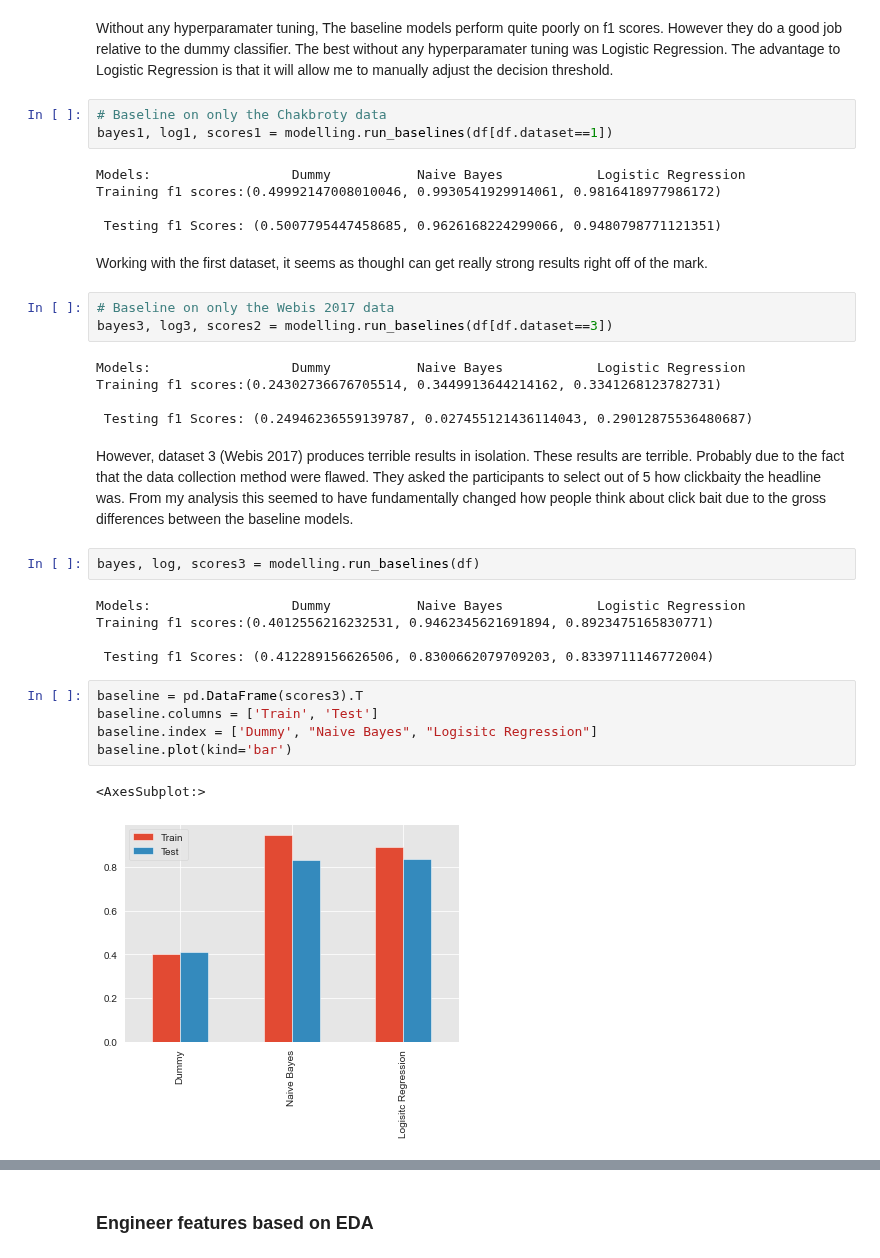
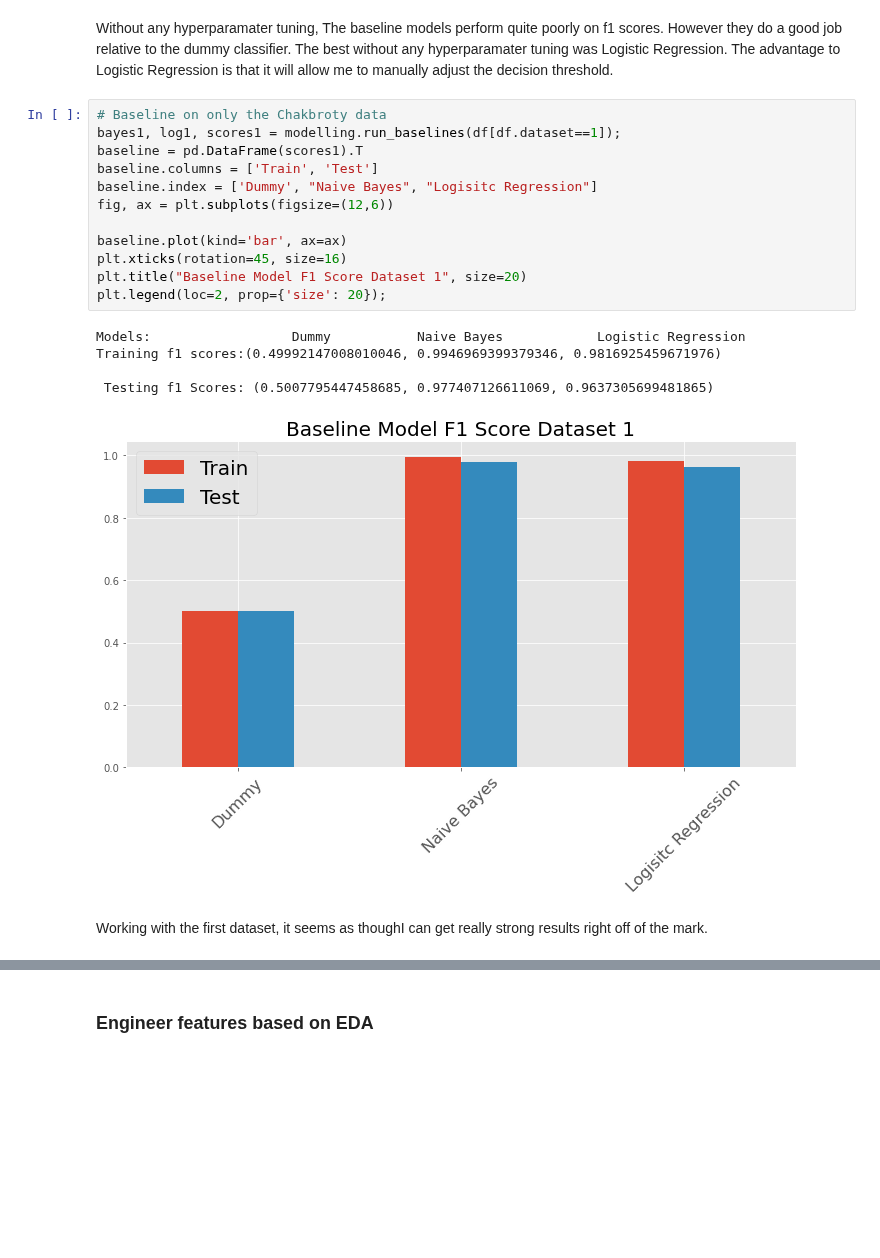
Before and after one commit to SlimHintz/bait-n-switch, a Jupyter notebook: bait-n-switch.ipynb, the cells around one changed output, grey strips where cells are left out. Drawn from its saved outputs; the diff is of its cells as text; blank space fills up the shorter version.

```diff
--- a/bait-n-switch.ipynb
+++ b/bait-n-switch.ipynb
@@ -449,38 +449,23 @@ The vast majority of headlines fall with the central or neutral range. However,
 I will use tf-idf after a train test split in conjunction with a decision tree, logistic regressor and a bayes classifier to find suitable baseline model.
 # %% [markdown]
 Without any hyperparamater tuning, The baseline models perform quite poorly on f1 scores. However they do a good job relative to the dummy classifier. The best without any hyperparamater tuning was Logistic Regression. The advantage to Logistic Regression is that it will allow me to manually adjust the decision threshold.
-# %%
-# Baseline on only the Chakbroty data
-bayes1, log1, scores1 = modelling.run_baselines(df[df.dataset==1])
-# %% [output]
-Models:                  Dummy           Naive Bayes            Logistic Regression
-Training f1 scores:(0.49992147008010046, 0.9930541929914061, 0.9816418977986172)
-
- Testing f1 Scores: (0.5007795447458685, 0.9626168224299066, 0.9480798771121351)
+# %%
+# Baseline on only the Chakbroty data
+bayes1, log1, scores1 = modelling.run_baselines(df[df.dataset==1]);
+baseline = pd.DataFrame(scores1).T
+baseline.columns = ['Train', 'Test']
+baseline.index = ['Dummy', "Naive Bayes", "Logisitc Regression"]
+fig, ax = plt.subplots(figsize=(12,6))
+
+baseline.plot(kind='bar', ax=ax)
+plt.xticks(rotation=45, size=16)
+plt.title("Baseline Model F1 Score Dataset 1", size=20)
+plt.legend(loc=2, prop={'size': 20});
+# %% [output]
+Models:                  Dummy           Naive Bayes            Logistic Regression
+Training f1 scores:(0.49992147008010046, 0.9946969399379346, 0.9816925459671976)
+
+ Testing f1 Scores: (0.5007795447458685, 0.977407126611069, 0.9637305699481865)
+[figure, added]
 # %% [markdown]
 Working with the first dataset, it seems as thoughI can get really strong results right off of the mark.
-# %%
-# Baseline on only the Webis 2017 data
-bayes3, log3, scores2 = modelling.run_baselines(df[df.dataset==3])
-# %% [output]
-Models:                  Dummy           Naive Bayes            Logistic Regression
-Training f1 scores:(0.24302736676705514, 0.3449913644214162, 0.3341268123782731)
-
- Testing f1 Scores: (0.24946236559139787, 0.027455121436114043, 0.29012875536480687)
-# %% [markdown]
-However, dataset 3 (Webis 2017) produces terrible results in isolation. These results are terrible. Probably due to the fact that the data collection method were flawed. They asked the participants to select out of 5 how clickbaity the headline was. From my analysis this seemed to have fundamentally changed how people think about click bait due to the gross differences between the baseline models.
-# %%
-bayes, log, scores3 = modelling.run_baselines(df)
-# %% [output]
-Models:                  Dummy           Naive Bayes            Logistic Regression
-Training f1 scores:(0.4012556216232531, 0.9462345621691894, 0.8923475165830771)
-
- Testing f1 Scores: (0.412289156626506, 0.8300662079709203, 0.8339711146772004)
-# %%
-baseline = pd.DataFrame(scores3).T
-baseline.columns = ['Train', 'Test']
-baseline.index = ['Dummy', "Naive Bayes", "Logisitc Regression"]
-baseline.plot(kind='bar')
-# %% [output]
-<AxesSubplot:>
-[figure, removed]
```
Also changed, not shown: parts of 27 cells of this notebook, 6 other files.
